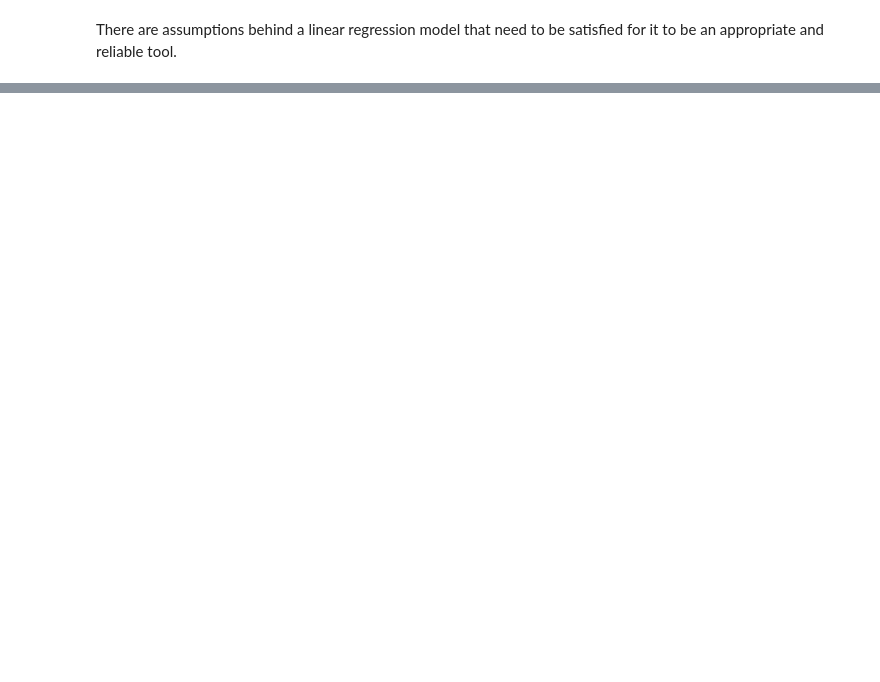
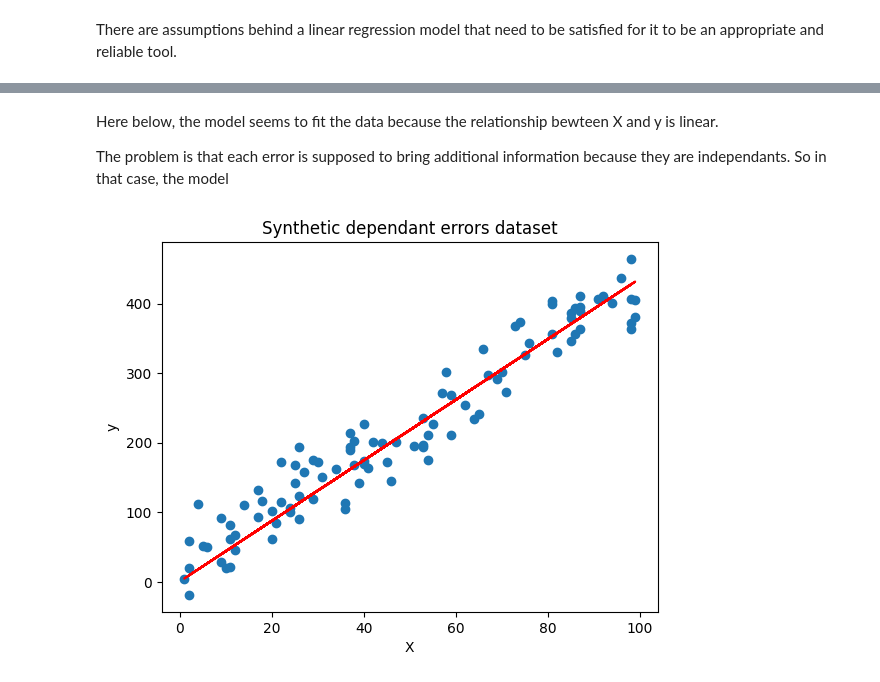
Before and after one commit to EstebanHuriot/ML_Museum, a Jupyter notebook: LinearRegression.ipynb, the cells around one changed output, grey strips where cells are left out. Saved outputs shown, nothing was run; the diff lists cells and outputs as text; code cells hidden in the pictures; blank space fills up the shorter version.

```diff
--- a/LinearRegression.ipynb
+++ b/LinearRegression.ipynb
@@ -204,0 +224,26 @@ Linear regression assumes that the relationship between the independant variable
+# %% [markdown]
+Here below, the model seems to fit the data because the relationship bewteen X and y is linear.
+
+The problem is that each error is supposed to bring additional information because they are independants. So in that case, the model
+# %%
+n_sample = 100
+
+X = np.random.randint(1, 100, size=(n_sample, 1))
+noise = np.random.normal(0, 10, size=(n_sample, 1))
+
+errors = np.zeros((n_sample, 1))
+for i in range(1, n_sample):
+    errors[i] = errors[i-1] * 0.8 + np.random.normal(0, 20)
+
+y = 4 * X + 3 + errors
+
+y_predict = LinearRegression(solver='bgd', learning_rate=0.00001, n_iterations=100).fit(X, y).predict(X=X).reshape(-1,1)
+
+plt.plot(X, y_predict, "r-")
+plt.scatter(X, y)
+plt.xlabel("X")
+plt.ylabel("y")
+plt.title("Synthetic dependant errors dataset")
+plt.show()
+# %% [output]
+[figure, added]
```
Also changed, not shown: parts of 7 cells of this notebook.
